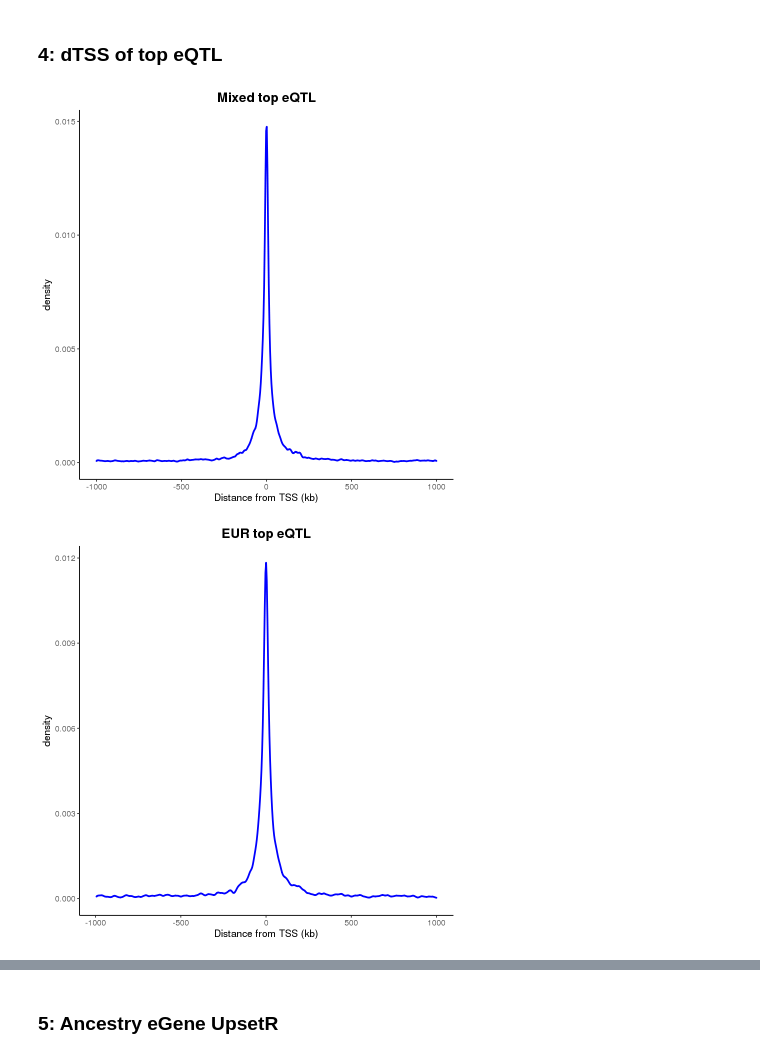
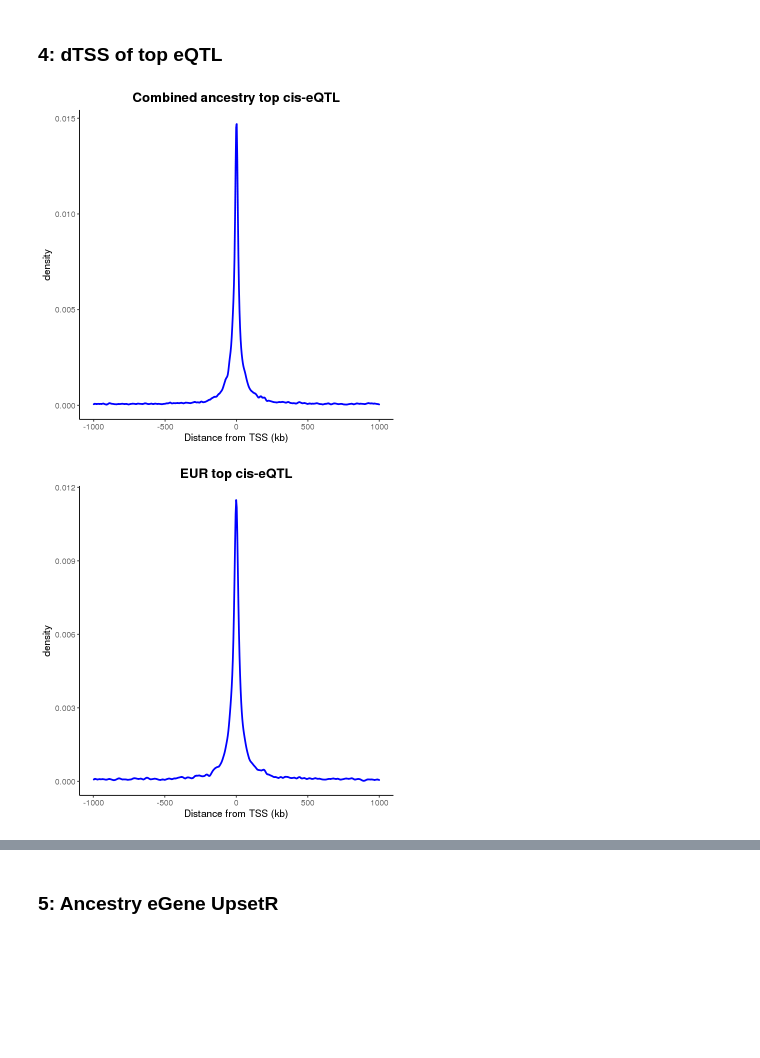
Before and after one commit to gandallab/devBrain_xQTL, a Jupyter notebook: code/04-QTL/cis-eQTL/eqtl_analysis.ipynb, the cells around one changed output, grey strips where cells are left out. Drawn from its saved outputs; the diff is of its cells as text; code cells hidden in the pictures; blank space fills up the shorter version.

```diff
--- a/code/04-QTL/cis-eQTL/eqtl_analysis.ipynb
+++ b/code/04-QTL/cis-eQTL/eqtl_analysis.ipynb
@@ -744,18 +857,18 @@ Warning message:
 # %%
 mixed_sig <- read.table("~/project-gandalm/isoform_twas/eqtl_new/results/mixed_perm_90hcp/sig_pheno.txt", header = T, stringsAsFactors = F)
 mixed_sig$dist_kb <- mixed_sig$dist/1000
 p <- ggplot(mixed_sig, aes(x = dist_kb)) +
     geom_density(color = "blue", size = 1) +
     labs(x = "Distance from TSS (kb)",
-         title = "Mixed top eQTL") +
+         title = "Combined ancestry top cis-eQTL") +
     theme_classic() +
     theme(axis.text = element_text(size=10),
         axis.title = element_text(size=12),
         plot.title = element_text(size=16, face="bold", hjust = 0.5),
         plot.subtitle = element_text(size=14, hjust = 0.5))
 p
 # %% [output]
-[figure, old version]
+[figure, new version]
 # %%
 ggsave("~/project-gandalm/isoform_twas/eqtl_new/figures/mixed_dist.png", p, height = 6, width = 6)
 # %%
@@ -764,7 +877,7 @@ eur_sig$dist_kb <- eur_sig$dist/1000
 p1 <- ggplot(eur_sig, aes(x = dist_kb)) +
     geom_density(color = "blue", size = 1) +
     labs(x = "Distance from TSS (kb)",
-         title = "EUR top eQTL") +
+         title = "EUR top cis-eQTL") +
     theme_classic() +
     theme(axis.text = element_text(size=10),
         axis.title = element_text(size=12),
@@ -773,7 +886,7 @@ p1 <- ggplot(eur_sig, aes(x = dist_kb)) +
 p1
 ggsave("~/project-gandalm/isoform_twas/eqtl_new/figures/eur_dist.png", p1, height = 6, width = 6)
 # %% [output]
-[figure, old version]
+[figure, new version]
 # %%
 amr_sig <- read.table("~/project-gandalm/isoform_twas/eqtl_new/results/amr_perm_15HCP/sig_pheno.txt", header = T, stringsAsFactors = F)
 amr_sig$dist_kb <- amr_sig$dist/1000
```
Also changed, not shown: parts of 75 cells of this notebook, 45 other files.
